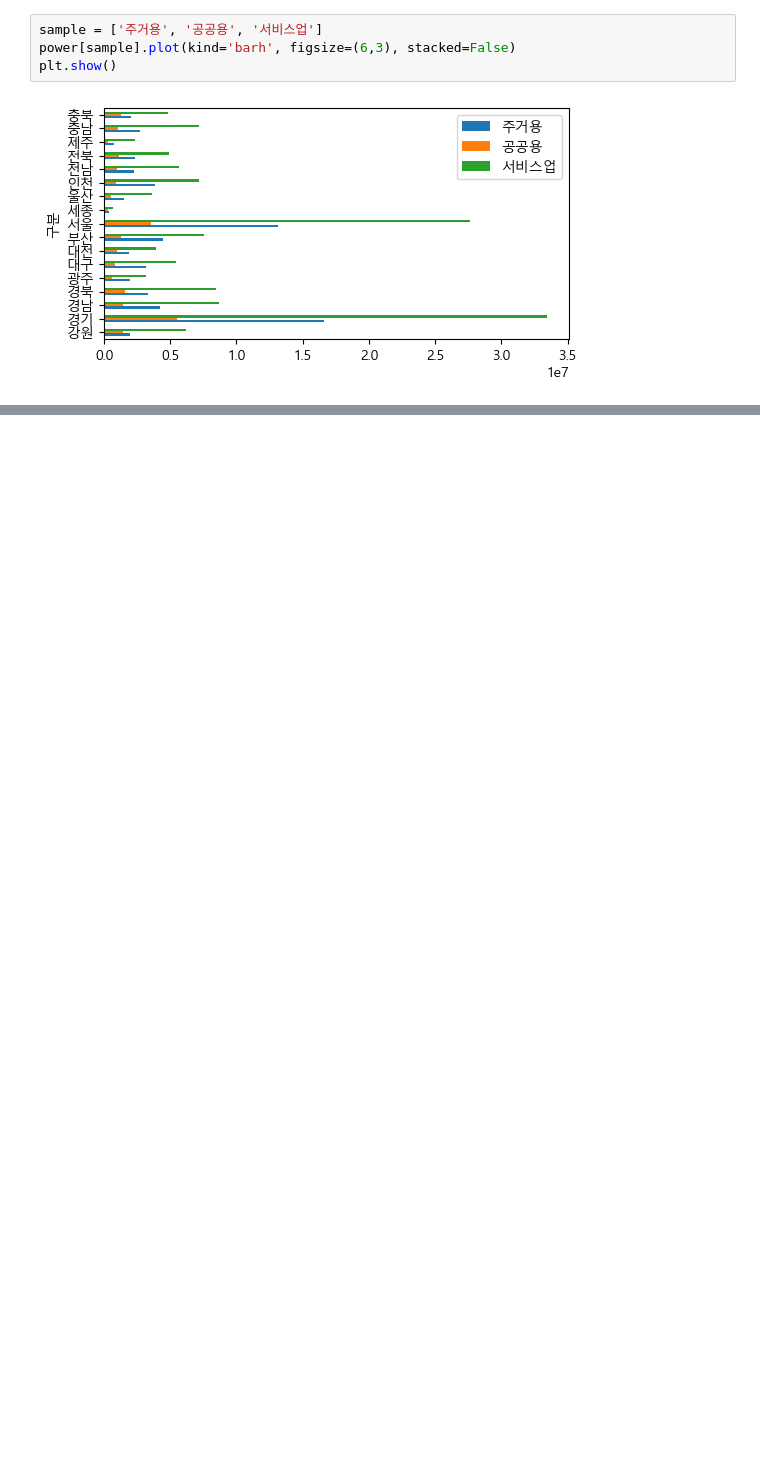
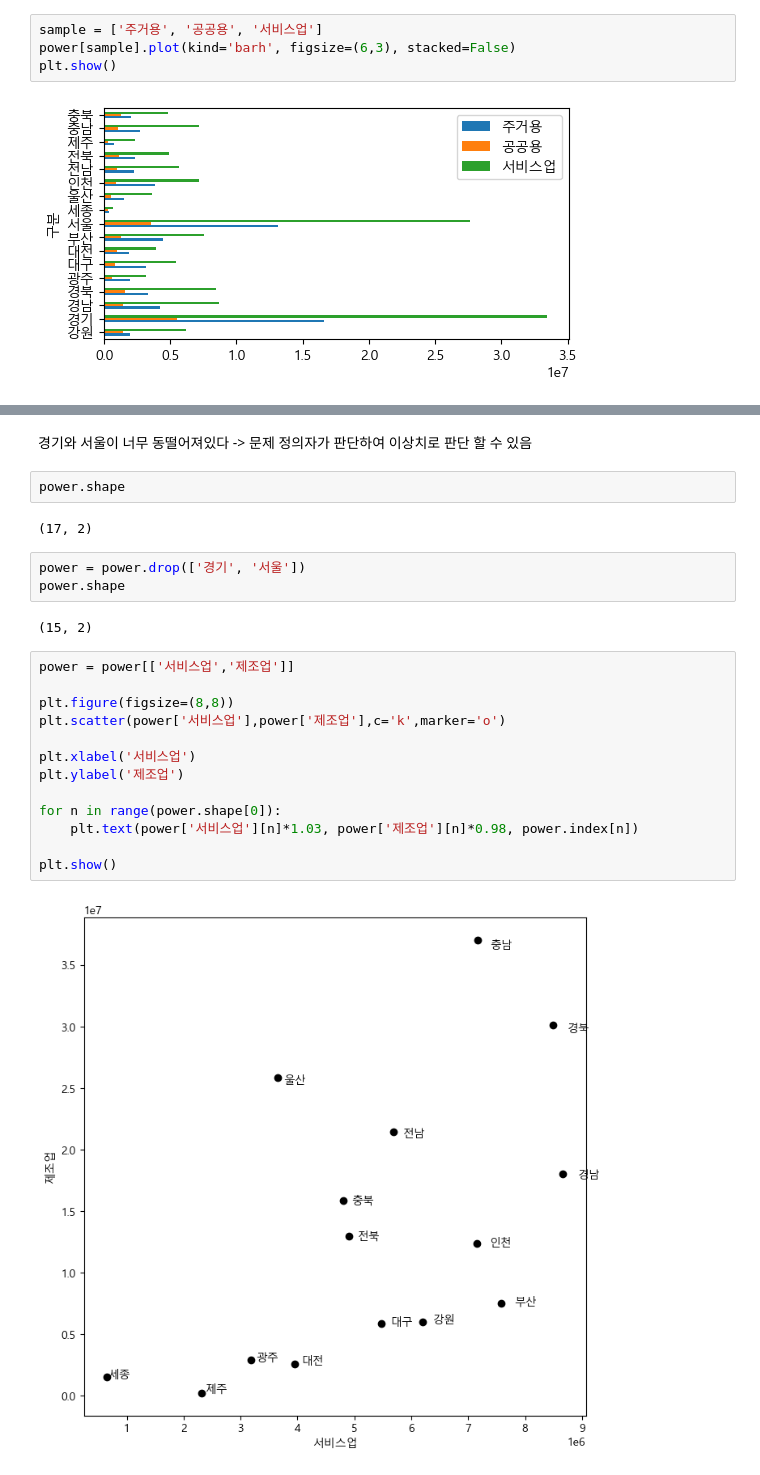
Before and after one commit to hanjaek/Data_Analysis, a Jupyter notebook: M2/1_탐색적분석.ipynb, the cells around one changed output, grey strips where cells are left out. Saved outputs shown, nothing was run; the diff lists cells and outputs as text; blank space fills up the shorter version.

```diff
--- a/M2/1_탐색적분석.ipynb
+++ b/M2/1_탐색적분석.ipynb
@@ -263,3 +270,29 @@ for n in range(power.shape[0]):
 plt.show()
 # %% [output]
 [figure]
+# %% [markdown]
+경기와 서울이 너무 동떨어져있다 -> 문제 정의자가 판단하여 이상치로 판단 할 수 있음
+# %%
+power.shape
+# %% [output]
+(17, 2)
+# %%
+power = power.drop(['경기', '서울'])
+power.shape
+# %% [output]
+(15, 2)
+# %%
+power = power[['서비스업','제조업']]
+
+plt.figure(figsize=(8,8))
+plt.scatter(power['서비스업'],power['제조업'],c='k',marker='o')
+
+plt.xlabel('서비스업')
+plt.ylabel('제조업')
+
+for n in range(power.shape[0]):
+    plt.text(power['서비스업'][n]*1.03, power['제조업'][n]*0.98, power.index[n])
+
+plt.show()
+# %% [output]
+[figure, added]
```
Also changed, not shown: parts of 2 cells of this notebook.
